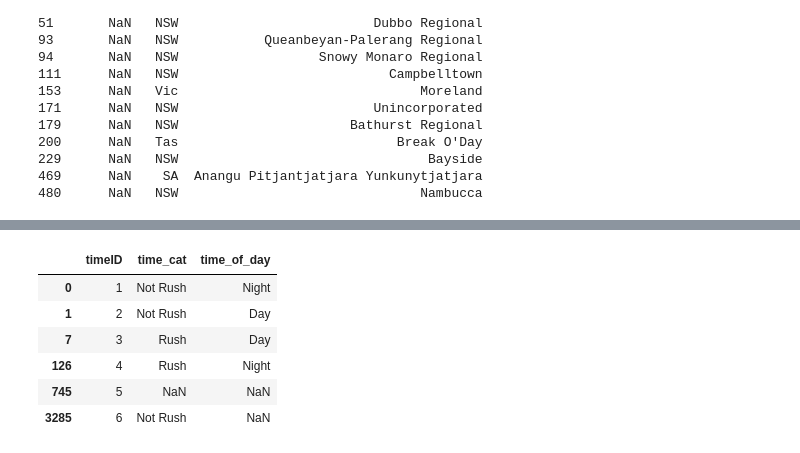
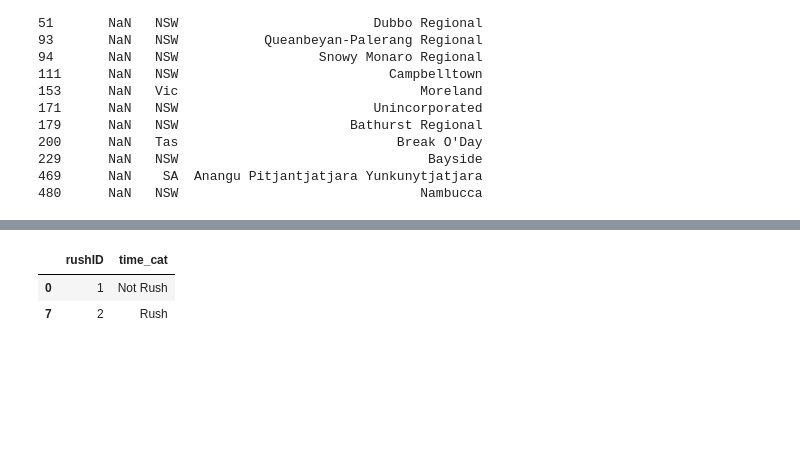
Before and after one commit to gambit0070/Data-Warehouse, a Jupyter notebook: ETL.ipynb, the cells around one changed output, grey strips where cells are left out. Cells and saved outputs as stored; diff of their text form; code cells hidden in the pictures; blank space fills up the shorter version.

```diff
--- a/ETL.ipynb
+++ b/ETL.ipynb
@@ -150,9 +134,6 @@ df['holiday'] = np.where(
 # %%
 # convert the 'time' column to datetime format
 df['time'] = pd.to_datetime(df['time'], format='%H:%M:%S', errors='coerce').dt.time
-
-
-
 
 # categorize time of day by rush hous:
 # For all holiday == "No", day_of_week == "Weekday" set rush:
@@ -161,7 +142,7 @@ df['time'] = pd.to_datetime(df['time'], format='%H:%M:%S', errors='coerce').dt.t
 Weekday = ["Monday", "Tuesday", "Wednesday", "Thursday", "Friday"]
 
 conditions = [
-    (df['holiday'] == "No") & (df['dayweek'].isin(Weekday)) & (
+    (df['christmas_period'] == "No") & (df['easter_period'] == "No") & (df['dayweek'].isin(Weekday)) & (
     ((df['time'] >= pd.to_datetime("07:00:00", format='%H:%M:%S').time()) & (df['time'] <= pd.to_datetime("09:00:00", format='%H:%M:%S').time())) |
     ((df['time'] >= pd.to_datetime("16:00:00", format='%H:%M:%S').time()) & (df['time'] <= pd.to_datetime("18:00:00", format='%H:%M:%S').time()))
     ),
@@ -266,7 +247,3 @@ print(df['speed_limit'].isna().sum())
 print(df['speed_limit'].unique())
 # %% [output]
 ['Very High' 'High' 'Med' nan 'Low']
-# %%
-# drop dayweek, age, christmas_period and easter_period columns, time
-df.drop(columns=['dayweek', 'age', 'christmas_period', 'easter_period', 'time'], inplace=True)
-print(df.head())
@@ -291,3 +250,24 @@ print(df.head())
+# %%
+# create holiday column with values: Christmas, Easter, NoHoliday
+conditions = [
+    (df['christmas_period'] == "Yes"),
+    (df['easter_period'] == "Yes"),
+    (df['christmas_period'] == "No") & (df['easter_period'] == "No")
+]
+choices = ["Christmas", "Easter", "NoHoliday"]
+df['holiday'] = np.select(conditions, choices, default=np.nan)
+# %%
+# create vehicle_type column with values: bus, heavy_truck, articulated_truck, noHeavyVehicle
+conditions = [
+    (df['bus_involvement'] == "Yes") | (df['heavy_rigid_truck_involvement'] == "Yes") | (df['articulated_truck_involvement'] == "Yes"),
+    (df['bus_involvement'] == "No") & (df['heavy_rigid_truck_involvement'] == "No") & (df['articulated_truck_involvement'] == "No")
+]
+
+choices = ["Heavy Vehicle Involved", "No Heavy Vehicle Involved"]
+
+df['vehicle_type_involved'] = np.select(conditions, choices, default=np.nan)
+# change 'nan' value to np.nan
+df['vehicle_type_involved'] = df['vehicle_type_involved'].replace('nan', np.nan)            # КОСТЫЛЬ
 # %%
 # Save the cleaned DataFrame to a new Excel file
 output_file_path = "bitre_fatalities_cleaned2.xlsx"
@@ -438,14 +440,11 @@ date_dim
 # %%
-# Create time_dimension table
-time_dim = df[['time_cat', 'time_of_day']].drop_duplicates()
-time_dim['timeID'] = range(1, len(time_dim) + 1)
-time_dim = time_dim[['timeID', 'time_cat', 'time_of_day']]
-time_dim
+# Create rush_dim table
+rush_dim = df[['time_cat']].drop_duplicates()
+rush_dim['rushID'] = range(1, len(rush_dim) + 1)
+rush_dim = rush_dim[['rushID', 'time_cat']]
+rush_dim.dropna(subset=['time_cat'], inplace=True)
+rush_dim
 # %% [output]
-|  | timeID | time_cat | time_of_day |
-| 0 | 1 | Not Rush | Night |
-| 1 | 2 | Not Rush | Day |
-| 7 | 3 | Rush | Day |
-| 126 | 4 | Rush | Night |
-| 745 | 5 | NaN | NaN |
-| 3285 | 6 | Not Rush | NaN |
+|  | rushID | time_cat |
+| 0 | 1 | Not Rush |
+| 7 | 2 | Rush |
```
Also changed, not shown: parts of 26 cells of this notebook, 4 other files.
